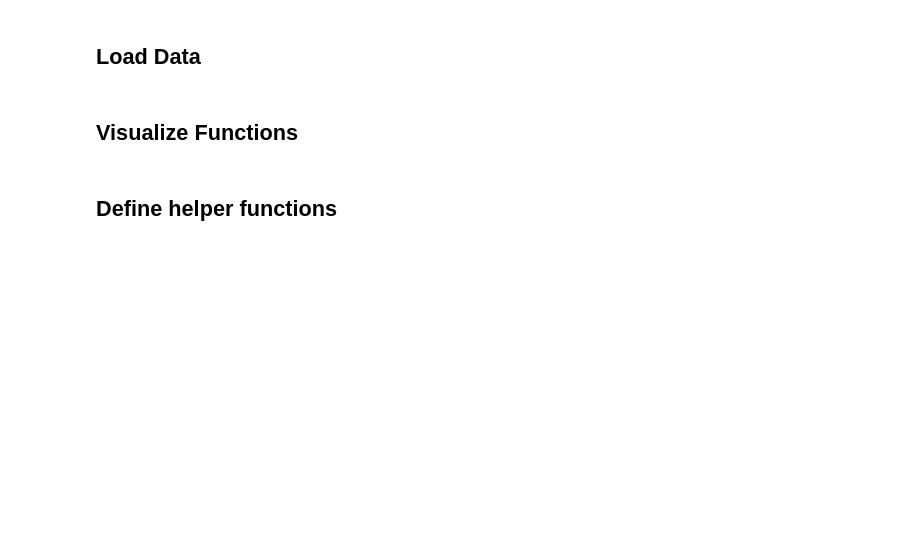
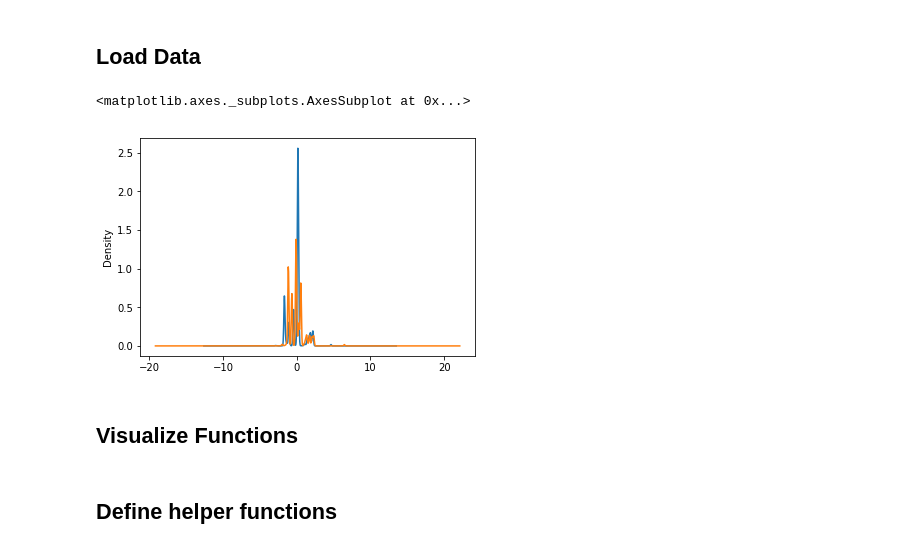
Before and after one commit to lillyclark/pytorch_privacy, a Jupyter notebook: nb_privacy.ipynb, the cells around one changed output. Drawn from its saved outputs; the diff is of its cells as text; code cells hidden in the pictures; blank space fills up the shorter version.

```diff
--- a/nb_privacy.ipynb
+++ b/nb_privacy.ipynb
@@ -75,6 +76,12 @@ class ToTensor(object):
         return {'x':torch.from_numpy(data), 'u':torch.from_numpy(user)}
 # %%
 chania_dataset = ChaniaDataset(csv_file=FILENAME, transform=ToTensor(), normalize=True)
+# %%
+chania_dataset.augmented_data['latitude'].plot(kind='density')
+chania_dataset.augmented_data['longitude'].plot(kind='density')
+# %% [output]
+<matplotlib.axes._subplots.AxesSubplot at 0x...>
+[figure, added]
 # %%
 train_size=int(TRAIN_SPLIT*len(chania_dataset))
 test_size = len(chania_dataset)-train_size
```
Also changed, not shown: parts of 12 cells of this notebook, 4 other files.
